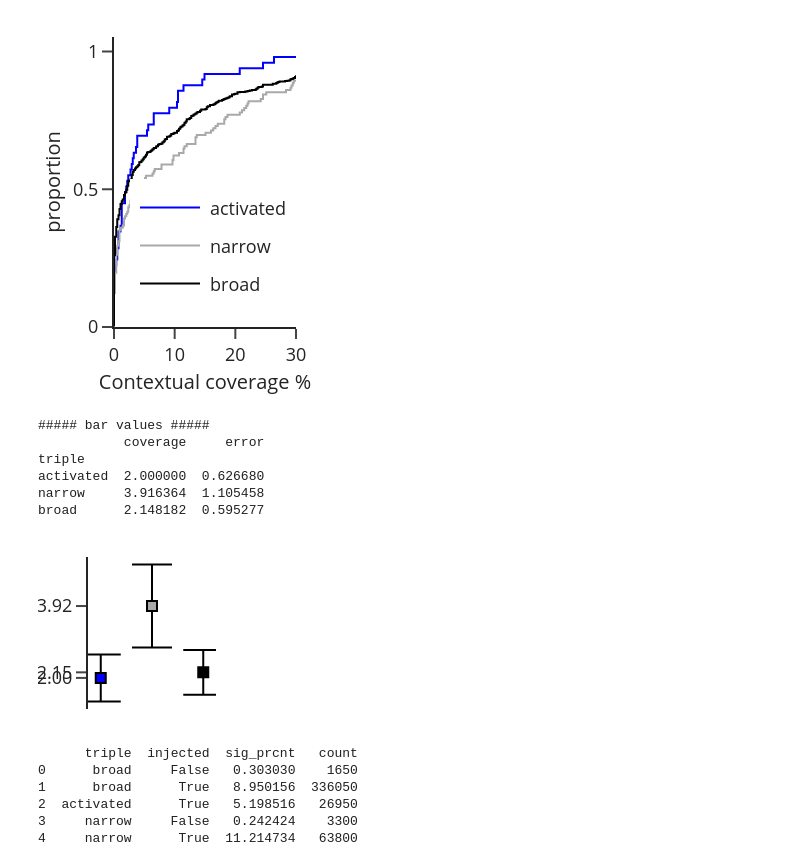
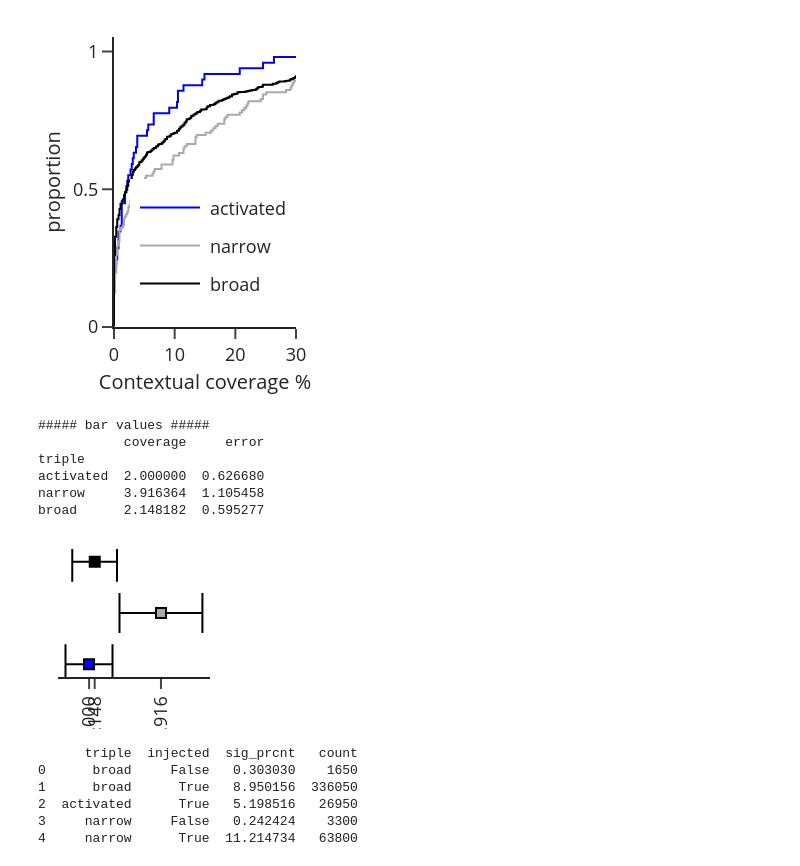
Before and after one commit to Mateo-Lopez-Espejo/context_probe_analysis, a Jupyter notebook: notebooks/220816_cell_type_ctx_modulation.ipynb, the cells around one changed output. Saved outputs shown, nothing was run; the diff lists cells and outputs as text; code cells hidden in the pictures.

```diff
--- a/notebooks/220816_cell_type_ctx_modulation.ipynb
+++ b/notebooks/220816_cell_type_ctx_modulation.ipynb
@@ -1252,15 +1250,18 @@ metrics = ['integral', 'last_bin']
 fig = make_subplots(1, 2, horizontal_spacing=0.2, subplot_titles=metrics)
 for cc, met in enumerate(metrics):
     met_df = summary.loc[(met), :].reindex(index=['activated', 'narrow', 'broad'])
+    print(f"\n#### {met} ####\n{met_df}")
     if met == 'integral':
         stat = met_df['median'].values
         err = met_df['SEmedian'].values
+        ticktext = [f'{m:.3f}' for m in stat]
     elif met == 'last_bin':
         stat = met_df['mean'].values
         err = met_df['SEmean'].values
+        ticktext = [f'{m:.1f}' for m in stat]
     names = met_df.index.tolist()
     # added line to this single call, make sure it actually works
-    fig.add_trace(go.Scatter(x=names, y=stat,
+    fig.add_trace(go.Scatter(x=stat, y=names,
                              mode='markers',
                              opacity=1,
                              showlegend=False,
@@ -1270,16 +1271,16 @@ for cc, met in enumerate(metrics):
                                          line=dict(color='black',
                                                    width=1)
                                          ),
-                             error_y=dict(array=err,
+                             error_x=dict(array=err,
                                           color='black',
                                           thickness=1,
                                           width=10
                                           ),
                              ), row=1, col=cc+1)
-
-    fig.update_yaxes(tickmode='array',
+    fig.update_xaxes(tickmode='array',
                      tickvals=stat,
-                     ticktext=[f'{m:.2f}' for m in stat],
+                     ticktext=ticktext,
+                     tickangle=-90,
                      row=1, col=cc+1)
 
 # formating
@@ -1290,10 +1291,10 @@ fig.update_layout(template='simple_white',
                   showlegend=False,)
 
 # commong features of both x axes
-fig.update_xaxes(showticklabels=False, ticks='', showline=False,
+fig.update_yaxes(showticklabels=False, ticks='', showline=False,
                  title=dict(font_size=10, standoff=0), tickfont_size=9)
 
-fig.update_yaxes(showticklabels=True, ticks='outside', showline=True,
+fig.update_xaxes(showticklabels=True, ticks='outside', showline=True,
                  title=dict(font_size=10, standoff=0), tickfont_size=9)
 
 filename = folder / 'fig5_ctx_effect_inset'
@@ -1615,7 +1629,7 @@ stat = coverage_summary['coverage'].values
 err = coverage_summary['error'].values
 names = coverage_summary.index.tolist()
 # added line to this single call, make sure it actually works
-fig.add_trace(go.Scatter(x=names, y=stat,
+fig.add_trace(go.Scatter(x=stat, y=names,
                          mode='markers',
                          opacity=1,
                          showlegend=False,
@@ -1625,43 +1639,44 @@ fig.add_trace(go.Scatter(x=names, y=stat,
                                      line=dict(color='black',
                                                width=1)
                                      ),
-                         error_y=dict(array=err,
+                         error_x=dict(array=err,
                                       color='black',
                                       thickness=1,
                                       width=10
                                       ),
                          ))
 
-fig.update_yaxes(tickmode='array',
+fig.update_xaxes(tickmode='array',
                  tickvals=stat,
-                 ticktext=[f'{m:.2f}' for m in stat],
+                 ticktext=[f'{m:.3f}' for m in stat],
+                 tickangle=-90
                  )
 
 # formating
 w, h = 1, 1
 fig.update_layout(template='simple_white',
                   width=96 * w, height=96 * h,
                   margin=dict(t=10, b=10, l=10, r=10),
                   showlegend=False,)
 
 # commong features of both x axes
-fig.update_xaxes(showticklabels=False, ticks='', showline=False,
+fig.update_yaxes(showticklabels=False, ticks='', showline=False,
                  title=dict(font_size=10, standoff=0), tickfont_size=9)
 
-fig.update_yaxes(showticklabels=True, ticks='outside', showline=True,
+fig.update_xaxes(showticklabels=True, ticks='outside', showline=True,
                  title=dict(font_size=10, standoff=0), tickfont_size=9)
 
 filename = folder / 'fig5_coverage_inset'
 fig.write_image(filename.with_suffix('.png'), scale=4)
 fig.write_image(filename.with_suffix('.svg'))
 
 img_bytes = fig.to_image(format="png", width=96 * w, height=96 * h, scale=2)
 Image(img_bytes)
 # %% [output]
 ##### bar values #####
            coverage     error
 triple
 activated  2.000000  0.626680
 narrow     3.916364  1.105458
 broad      2.148182  0.595277
-[figure, old version]
+[figure, new version]
```
Also changed, not shown: parts of 14 cells of this notebook, 2 other files.
